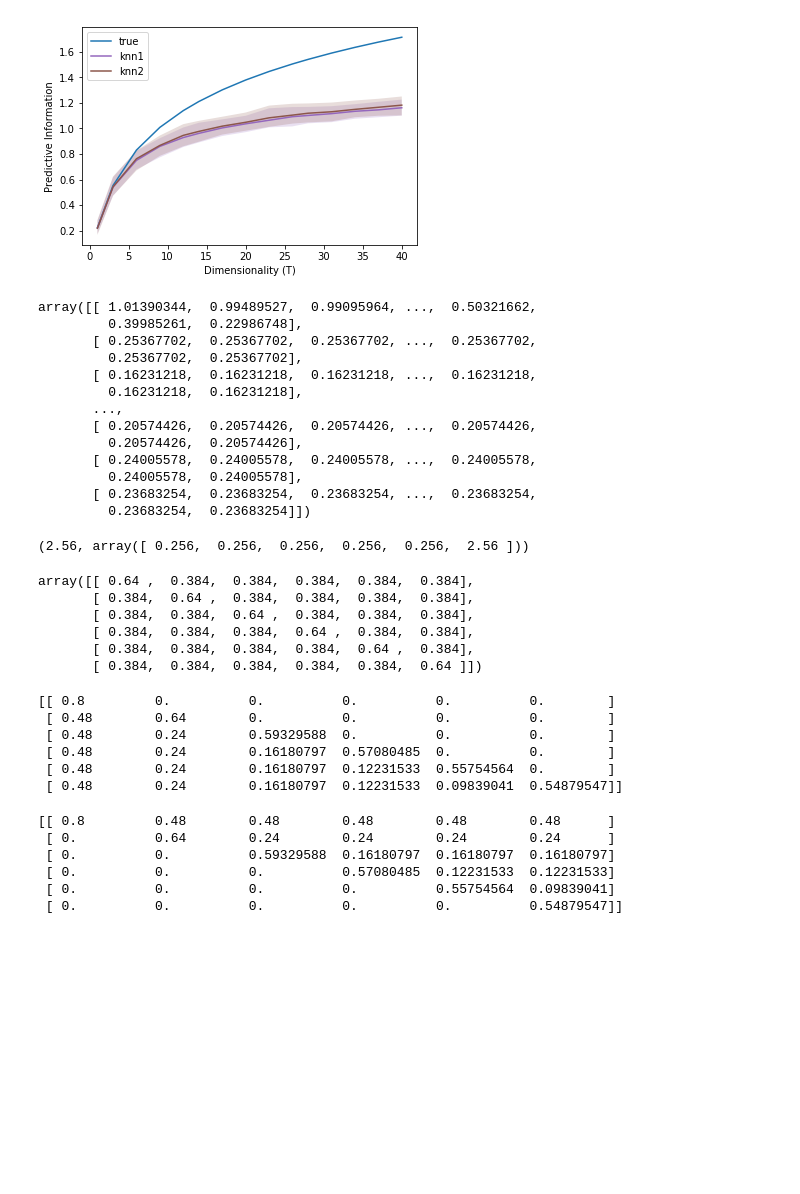
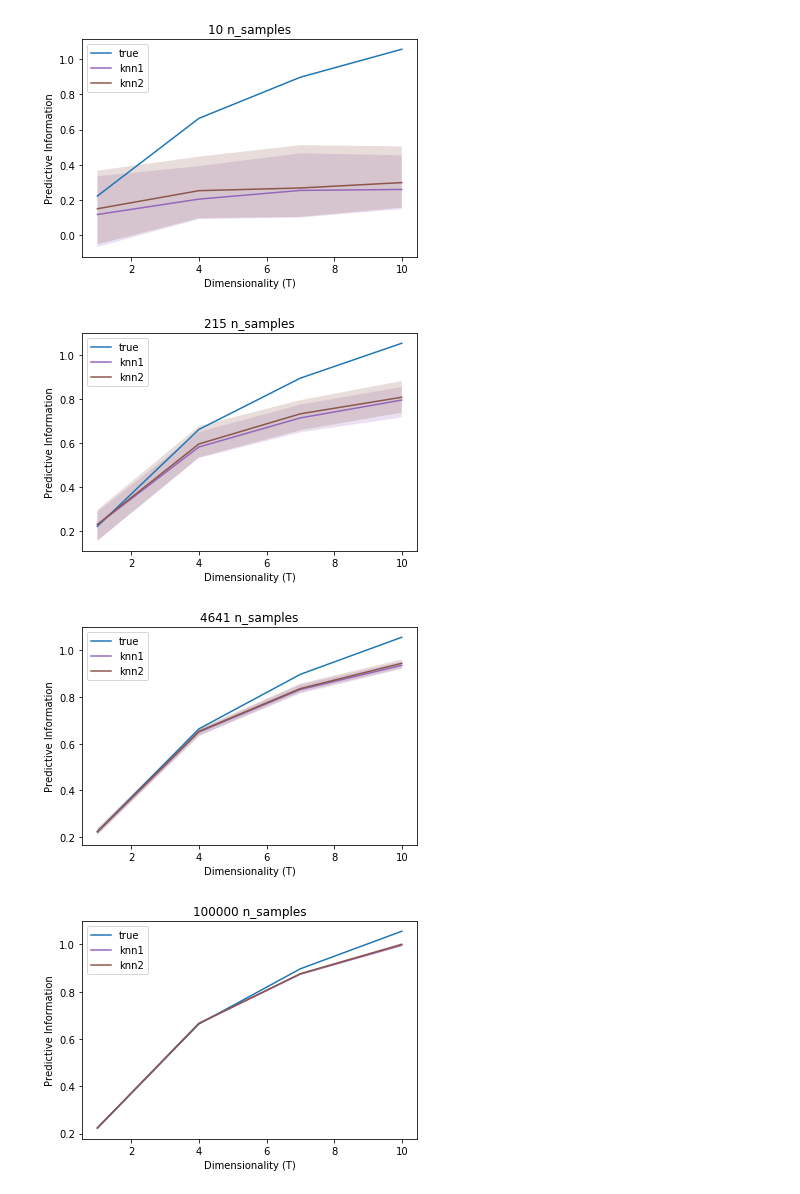
Before and after one commit to BouchardLab/info_measures, a Jupyter notebook: notebooks/predictive_information_tests.ipynb, the cells around one changed output. Drawn from its saved outputs; the diff is of its cells as text; code cells hidden in the pictures; blank space fills up the shorter version.

```diff
--- a/notebooks/predictive_information_tests.ipynb
+++ b/notebooks/predictive_information_tests.ipynb
@@ -51,29 +59,22 @@ for ii in range(n_repeat):
 # %%
-for x, name in zip([pis, e_pi1s, e_pi2s], ['true', 'knn1', 'knn2']):
-    plt.plot(dims, np.median(x, axis=0), label=name, c=cs[name])
-    if name != 'true':
-        plt.fill_between(dims, np.percentile(x, 2.5, axis=0), np.percentile(x, 97.5, axis=0),
-                         facecolor=cs[name], alpha=.2)
-plt.legend()
-plt.ylabel('Predictive Information')
-plt.xlabel('Dimensionality (T)')
-plt.savefig('/home/jesse/Downloads/pi_dim.pdf')
+
+
+for kk, ns in enumerate(n_samples):
+    plt.figure()
+    plt.title('{} n_samples'.format(ns))
+    for x, name in zip([pis, e_pi1s, e_pi2s], ['true', 'knn1', 'knn2']):
+        label = name
+        plt.plot(dims, np.median(x, axis=0)[:,kk], label=label, c=cs[name])
+        if name != 'true':
+            plt.fill_between(dims, np.percentile(x, 15.865, axis=0)[:,kk], np.percentile(x, 84.135, axis=0)[:,kk],
+                             facecolor=cs[name], alpha=.2)
+    plt.legend()
+    plt.ylabel('Predictive Information')
+    plt.xlabel('Dimensionality (T)')
+#plt.savefig('/home/jesse/Downloads/pi_dim.pdf')
 plt.show()
 # %% [output]
-[figure, old version]
+[figure, new version]
+[figure, added]
+[figure, added]
+[figure, added]
-# %%
-e_pi1s
-# %% [output]
-array([[ 1.01390344,  0.99489527,  0.99095964, ...,  0.50321662,
-         0.39985261,  0.22986748],
-       [ 0.25367702,  0.25367702,  0.25367702, ...,  0.25367702,
-         0.25367702,  0.25367702],
-       [ 0.16231218,  0.16231218,  0.16231218, ...,  0.16231218,
-         0.16231218,  0.16231218],
-       ...,
-       [ 0.20574426,  0.20574426,  0.20574426, ...,  0.20574426,
-         0.20574426,  0.20574426],
-       [ 0.24005578,  0.24005578,  0.24005578, ...,  0.24005578,
-         0.24005578,  0.24005578],
-       [ 0.23683254,  0.23683254,  0.23683254, ...,  0.23683254,
-         0.23683254,  0.23683254]])
@@ -86,32 +80,0 @@ sigma_t[np.arange(dim), np.arange(dim)] = variance
-# %%
-variance*(1.+(dim-1)*rho), np.linalg.eigvalsh(sigma_t)
-# %% [output]
-(2.56, array([ 0.256,  0.256,  0.256,  0.256,  0.256,  2.56 ]))
-# %%
-sigma_t
-# %% [output]
-array([[ 0.64 ,  0.384,  0.384,  0.384,  0.384,  0.384],
-       [ 0.384,  0.64 ,  0.384,  0.384,  0.384,  0.384],
-       [ 0.384,  0.384,  0.64 ,  0.384,  0.384,  0.384],
-       [ 0.384,  0.384,  0.384,  0.64 ,  0.384,  0.384],
-       [ 0.384,  0.384,  0.384,  0.384,  0.64 ,  0.384],
-       [ 0.384,  0.384,  0.384,  0.384,  0.384,  0.64 ]])
-# %%
-L = np.linalg.cholesky(sigma_t)
-print(L)
-# %% [output]
-[[ 0.8         0.          0.          0.          0.          0.        ]
- [ 0.48        0.64        0.          0.          0.          0.        ]
- [ 0.48        0.24        0.59329588  0.          0.          0.        ]
- [ 0.48        0.24        0.16180797  0.57080485  0.          0.        ]
- [ 0.48        0.24        0.16180797  0.12231533  0.55754564  0.        ]
- [ 0.48        0.24        0.16180797  0.12231533  0.09839041  0.54879547]]
-# %%
-print(L.T)
-# %% [output]
-[[ 0.8         0.48        0.48        0.48        0.48        0.48      ]
- [ 0.          0.64        0.24        0.24        0.24        0.24      ]
- [ 0.          0.          0.59329588  0.16180797  0.16180797  0.16180797]
- [ 0.          0.          0.          0.57080485  0.12231533  0.12231533]
- [ 0.          0.          0.          0.          0.55754564  0.09839041]
- [ 0.          0.          0.          0.          0.          0.54879547]]
```
Also changed, not shown: parts of 12 cells of this notebook, 5 other files.
